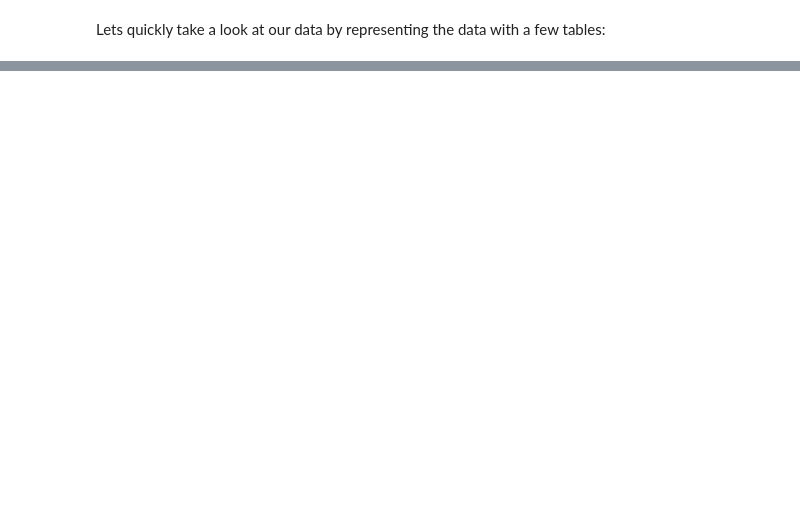
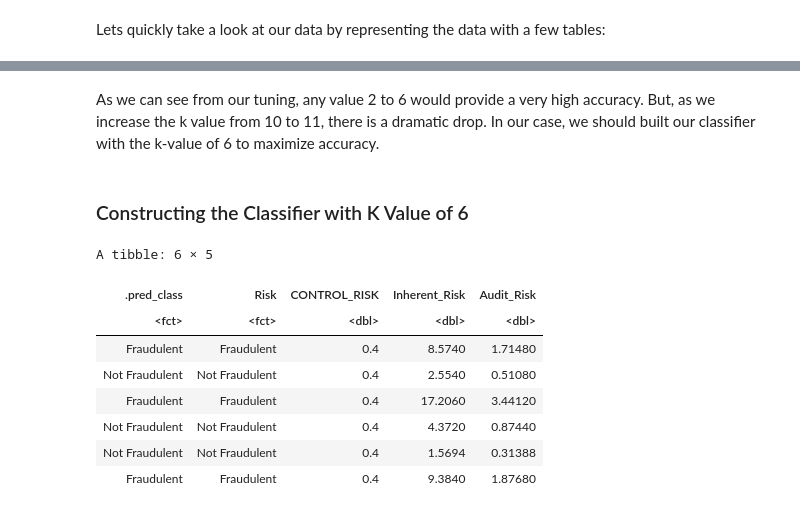
Before and after one commit to alexander-zhong/Fraud-Detection-Classifier, a Jupyter notebook: project.ipynb, the cells around one changed output, grey strips where cells are left out. Saved outputs shown, nothing was run; the diff lists cells and outputs as text; code cells hidden in the pictures; blank space fills up the shorter version.

```diff
--- a/project.ipynb
+++ b/project.ipynb
@@ -106,0 +220,33 @@ preliminary_plot3
+# %% [markdown]
+As we can see from our tuning, any value 2 to 6 would provide a very high accuracy. But, as we increase the k value from 10 to 11, there is a dramatic drop. In our case, we should built our classifier with the k-value of 6 to maximize accuracy.
+# %% [markdown]
+### Constructing the Classifier with K Value of 6
+# %%
+audit_recipe <- recipe(Risk ~ CONTROL_RISK + Audit_Risk + Inherent_Risk, data = audit_risk_train) |>
+    step_scale(all_predictors()) |>
+    step_center(all_predictors())
+
+knn_spec <- nearest_neighbor(weight_func = "rectangular", neighbors = 6) |>
+       set_engine("kknn") |>
+       set_mode("classification")
+
+
+audit_fit <- workflow() |>
+    add_recipe(audit_recipe) |>
+    add_model(knn_spec) |>
+    fit(data = audit_risk_train)
+
+audit_predictions <- predict(audit_fit, audit_risk_test) |>
+    bind_cols(audit_risk_test)
+
+head(audit_predictions)
+# %% [output]
+A tibble: 6 × 5
+| .pred_class | Risk | CONTROL_RISK | Inherent_Risk | Audit_Risk |
+| <fct> | <fct> | <dbl> | <dbl> | <dbl> |
+| Fraudulent | Fraudulent | 0.4 | 8.5740 | 1.71480 |
+| Not Fraudulent | Not Fraudulent | 0.4 | 2.5540 | 0.51080 |
+| Fraudulent | Fraudulent | 0.4 | 17.2060 | 3.44120 |
+| Not Fraudulent | Not Fraudulent | 0.4 | 4.3720 | 0.87440 |
+| Not Fraudulent | Not Fraudulent | 0.4 | 1.5694 | 0.31388 |
+| Fraudulent | Fraudulent | 0.4 | 9.3840 | 1.87680 |
```
Also changed, not shown: parts of 22 cells of this notebook.
